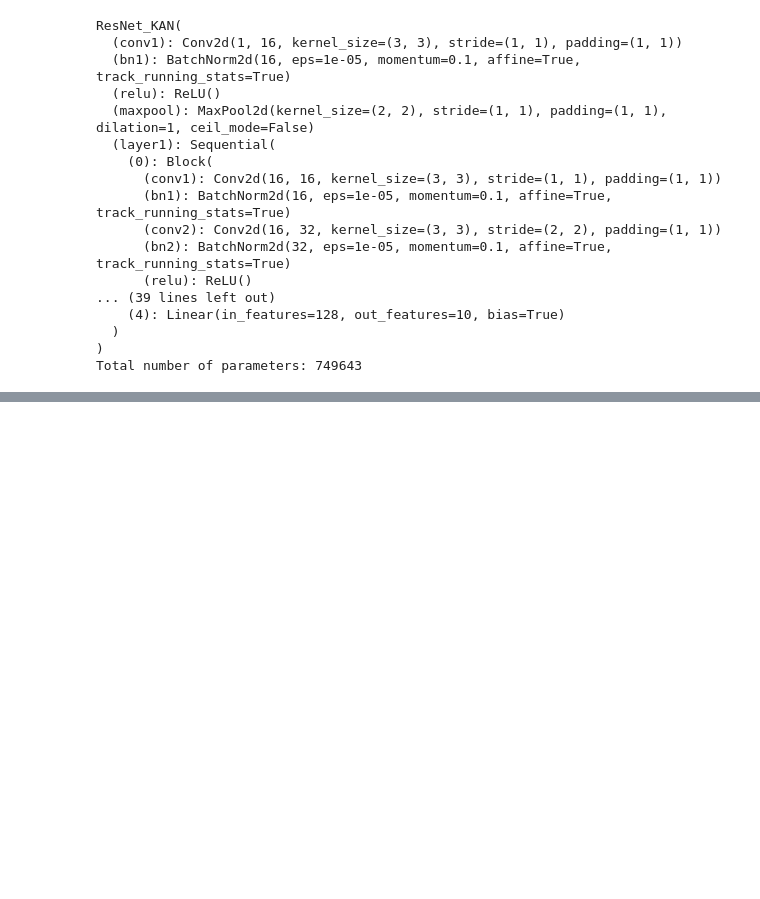
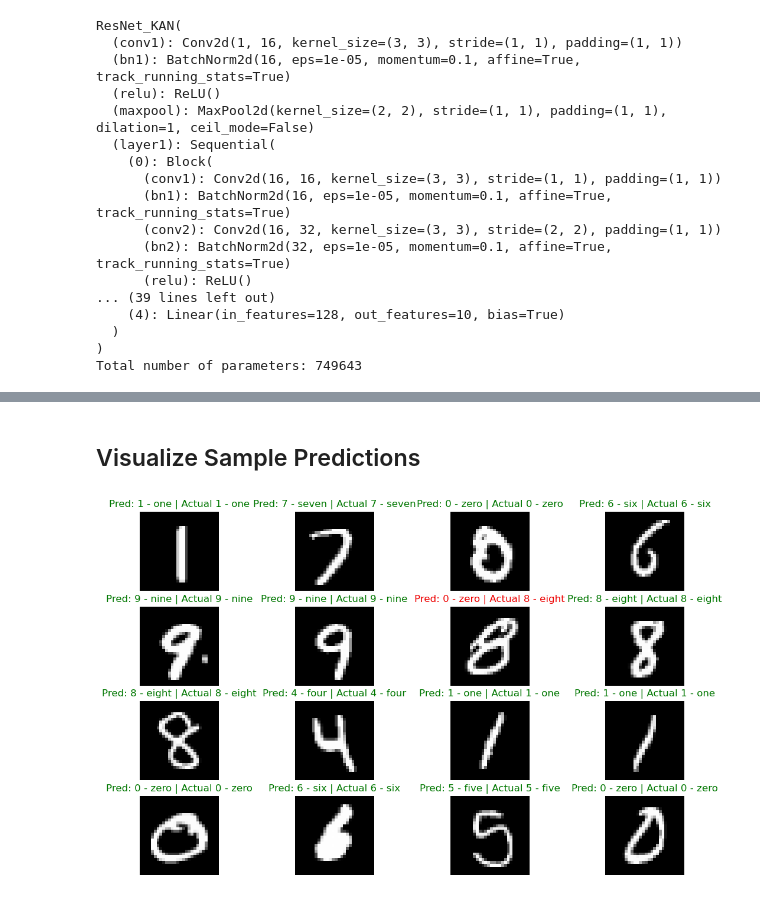
Before and after one commit to Ariestootl/machine_learning, a Jupyter notebook: deep_learning/PyTorch/CNN/MNIST_KAN.ipynb, the cells around one changed output, grey strips where cells are left out. Drawn from its saved outputs; the diff is of its cells as text; code cells hidden in the pictures; blank space fills up the shorter version.

```diff
--- a/deep_learning/PyTorch/CNN/MNIST_KAN.ipynb
+++ b/deep_learning/PyTorch/CNN/MNIST_KAN.ipynb
@@ -370,0 +491,26 @@ plt.show()
+# %% [markdown]
+## Visualize Sample Predictions
+# %%
+plt.figure(figsize=(13,8))
+rows = 4
+cols = 4
+for i, sample in enumerate(test_samples[: rows*cols]):
+  plt.subplot(rows, cols, i+1)
+  # plt.imshow(sample.squeeze().permute(1, 2, 0))
+  plt.imshow(sample.squeeze(), cmap='gray')
+  #Find the prediction labels
+  pred_label = train_data.classes[pred_classes[i]]
+  #Get the true labels
+  truth_label = test_data.classes[test_labels[i]]
+
+  #Create the title text of the plot
+  title_text = f"Pred: {pred_label} | Actual {truth_label}"
+
+  if pred_label == truth_label:
+    plt.title(title_text, color="#007700")
+  else:
+    plt.title(title_text, color="#EE0000")
+  plt.grid(True)
+  plt.axis(False)
+# %% [output]
+[figure, added]
```
Also changed, not shown: parts of 24 cells of this notebook.
